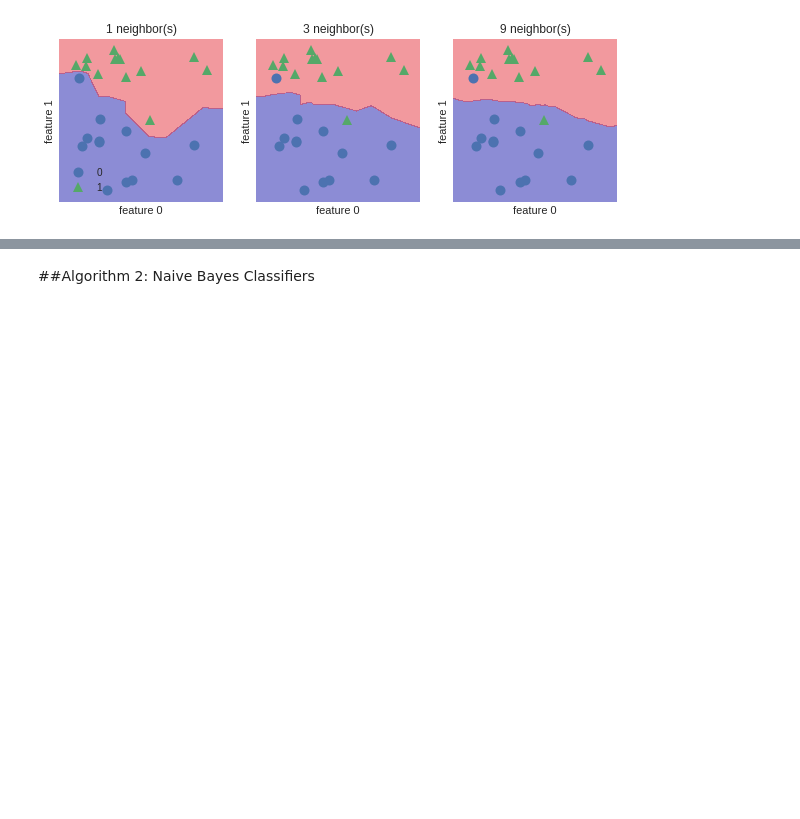
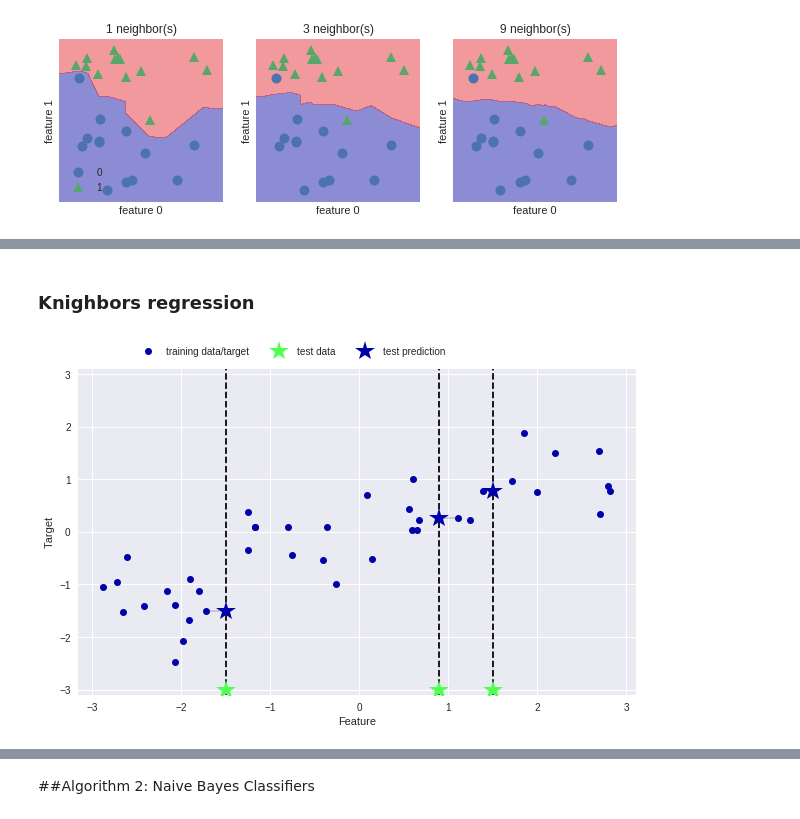
Before and after one commit to france4514/Textbooks, a Jupyter notebook: Muller_Intro_to_ML_with_Python.ipynb, the cells around one changed output, grey strips where cells are left out. Saved outputs shown, nothing was run; the diff lists cells and outputs as text; code cells hidden in the pictures; blank space fills up the shorter version.

```diff
--- a/Muller_Intro_to_ML_with_Python.ipynb
+++ b/Muller_Intro_to_ML_with_Python.ipynb
@@ -350,0 +351,6 @@ plt.legend()
+# %% [markdown]
+### Knighbors regression
+# %%
+mglearn.plots.plot_knn_regression(n_neighbors=1)
+# %% [output]
+[figure, added]
```
Also changed, not shown: parts of 9 cells of this notebook.
